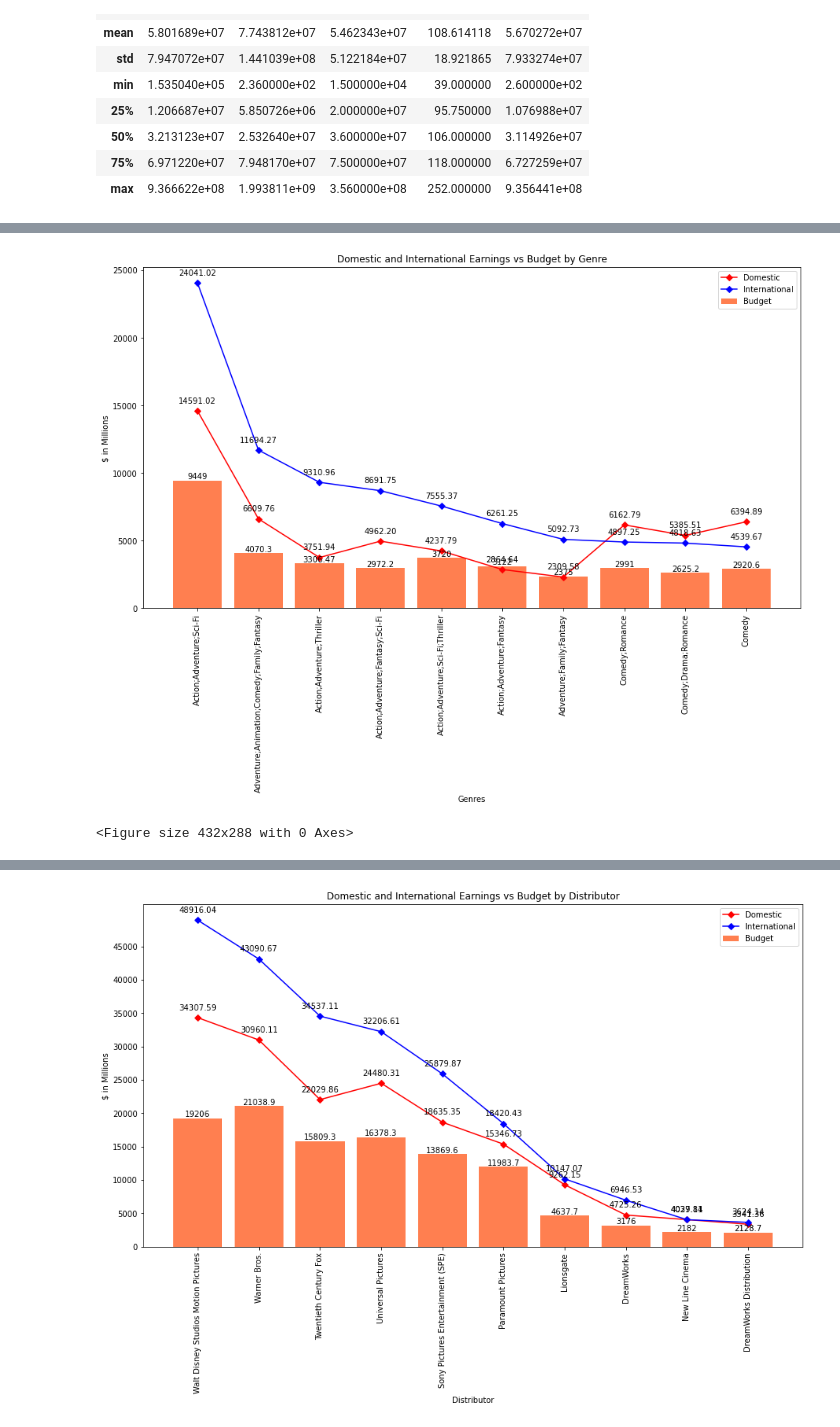
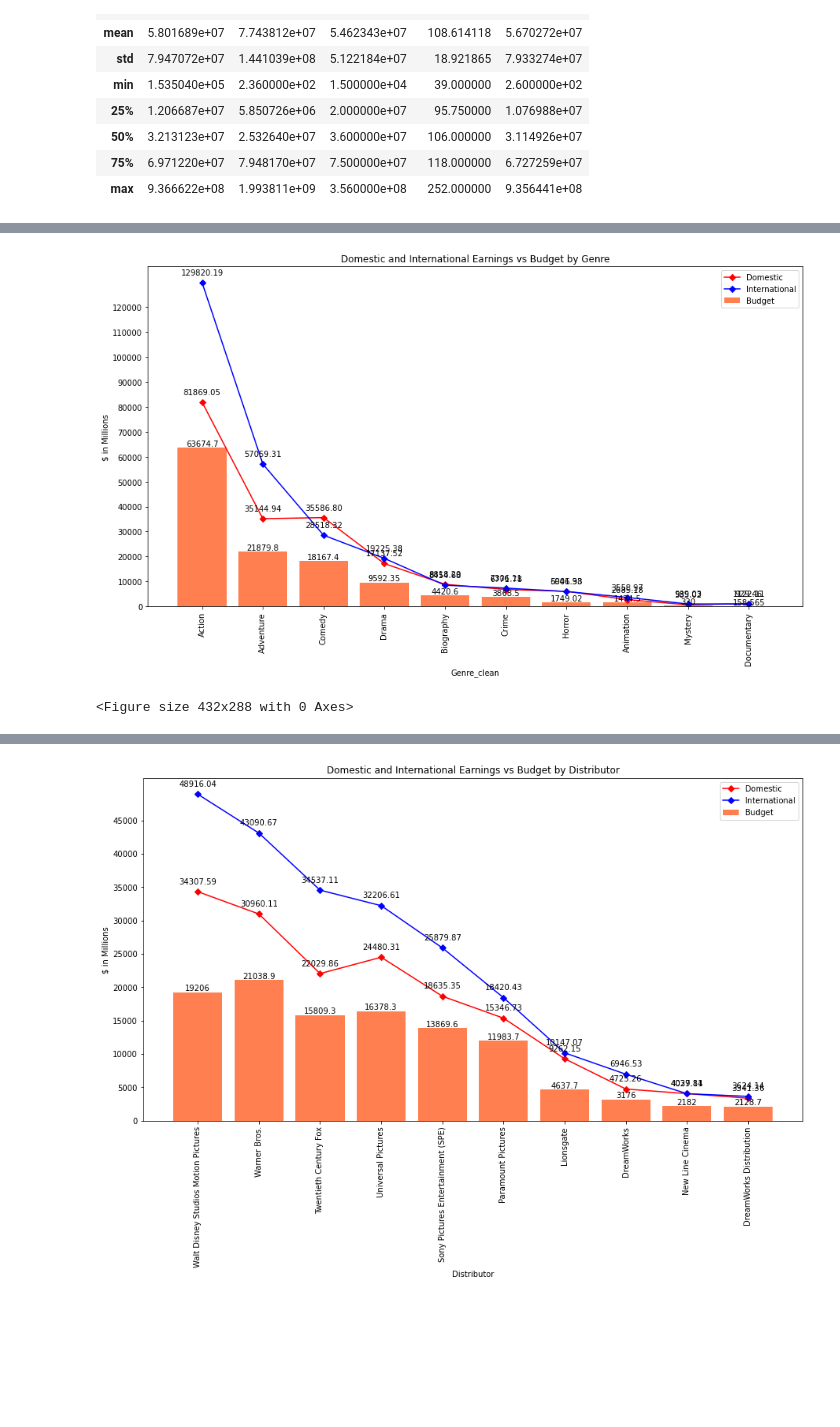
Before and after one commit to PielordZZ/3-is-the-Magic-Number, a Jupyter notebook: Domestic vs International.ipynb, the cells around one changed output, grey strips where cells are left out. Saved outputs shown, nothing was run; the diff lists cells and outputs as text; code cells hidden in the pictures; blank space fills up the shorter version.

Commit message:
cleaned up genre

```diff
--- a/Domestic vs International.ipynb
+++ b/Domestic vs International.ipynb
@@ -59,7 +59,11 @@ merge_df.describe()
 #Create dataframe to classify data by Genre of the movie
 
 # Condense the list to top 10 genres
-genre_df = merge_df.groupby(["Genres"]).agg({"Domestic":'sum',"International":'sum',"Budget":'sum'}).sort_values(by=["International","Domestic","Budget"],ascending = False).reset_index().head(10)
+
+merge_df['Genre_clean'] = merge_df['Genres'].str.split(';').str[0]
+
+
+genre_df = merge_df.groupby(["Genre_clean"]).agg({"Domestic":'sum',"International":'sum',"Budget":'sum'}).sort_values(by=["International","Domestic","Budget"],ascending = False).reset_index().head(10)
 
 ##Format amounts to millions for easier interpretation of statastics
 genre_df["Domestic(M)"]=(genre_df["Domestic"]/1000000)
@@ -87,7 +91,7 @@ chart1 = plt.subplot(1,1,1)
 
 
 #Create Bar Chart
-chart1.bar(genre_df["Genres"], genre_df["Budget(M)"],color = "coral")
+chart1.bar(genre_df["Genre_clean"], genre_df["Budget(M)"],color = "coral")
 
 #Create data value labels for bars
 chart1.bar_label(chart1.containers[0])
@@ -95,11 +99,11 @@ chart1.bar_label(chart1.containers[0])
 #chart2 = chart1.twinx() -- not used in this code but for future reference t
 
 #plot line for domestic earnings
-chart1.plot(genre_df["Genres"],genre_df["Domestic(M)"], color = "red", marker='D')
+chart1.plot(genre_df["Genre_clean"],genre_df["Domestic(M)"], color = "red", marker='D')
 
 
 #Create data value labels for domestic earnings
-for x,y in zip(genre_df["Genres"],genre_df["Domestic(M)"]):
+for x,y in zip(genre_df["Genre_clean"],genre_df["Domestic(M)"]):
 
     label = "{:.2f}".format(y)
 
@@ -111,45 +115,45 @@ for x,y in zip(genre_df["Genres"],genre_df["Domestic(M)"]):
 
 
 #plot line for International earnings
-chart1.plot(genre_df["Genres"],genre_df["International(M)"],color = "blue", marker='D')
+chart1.plot(genre_df["Genre_clean"],genre_df["International(M)"],color = "blue", marker='D')
 
 
 #Create data value labels for domestic earnings
-for x,y in zip(genre_df["Genres"],genre_df["International(M)"]):
+for x,y in zip(genre_df["Genre_clean"],genre_df["International(M)"]):
 
     label = "{:.2f}".format(y)
 
     plt.annotate(label, # this is the text
                  (x,y), # these are the coordinates to position the label
                  textcoords="offset points", # how to position the text
                  xytext=(0,10), # distance from text to points (x,y)
                  ha='center') # horizontal alignment can be left, right or center
 
 
 #Format Y-Axis
-plt.yticks(np.arange(0, 30000, 5000))
+plt.yticks(np.arange(0, 130000, 10000))
 
 #Use this code to avoid fixed locator warning for X Axis
-x_axis = np.arange(len(genre_df["Genres"]))
+x_axis = np.arange(len(genre_df["Genre_clean"]))
 tick_locations = [value for value in x_axis]
-plt.xticks(tick_locations, genre_df["Genres"])
+plt.xticks(tick_locations, genre_df["Genre_clean"])
 
 
 #Format X-Axis
-chart1.set_xticklabels(labels=genre_df["Genres"],rotation=90)
+chart1.set_xticklabels(labels=genre_df["Genre_clean"],rotation=90)
 
 #Format Chart
-chart1.set_xlabel("Genres")
+chart1.set_xlabel("Genre_clean")
 chart1.set_ylabel("$ in Millions")
 plt.title("Domestic and International Earnings vs Budget by Genre")
 plt.legend(["Domestic", "International","Budget"], loc= 'best')
 
 
 #Show the chart
 plt.show()
 plt.tight_layout()
 # %% [output]
-[figure, old version]
+[figure, new version]
 <Figure size 432x288 with 0 Axes>
 # %%
 #Create dataframe to classify data by Distributor of the movie
```
Also changed, not shown: parts of 7 cells of this notebook.
